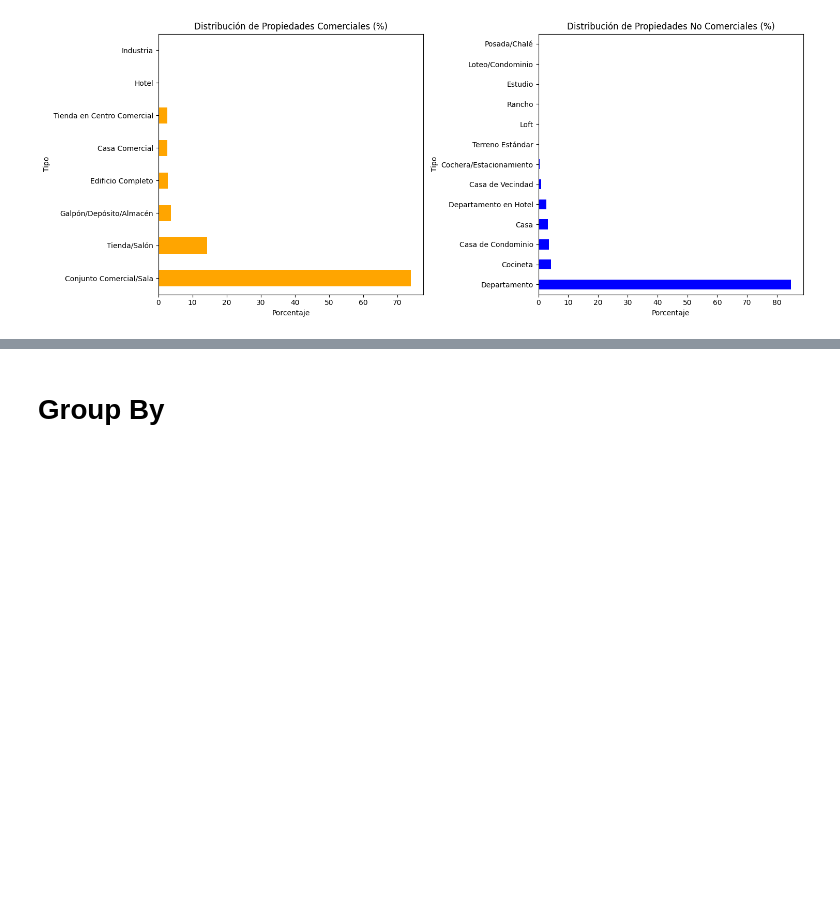
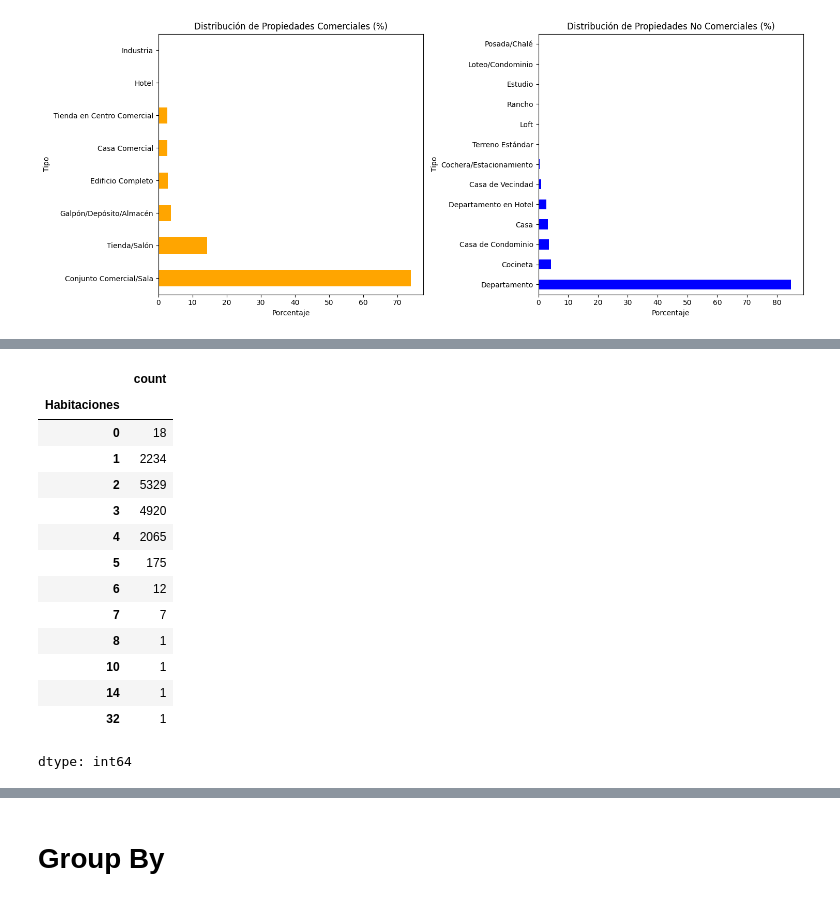
Before and after one commit to mauloredo/Conociendo-PANDAS, a Jupyter notebook: inmuebles_cdmx.ipynb, the cells around one changed output, grey strips where cells are left out. Drawn from its saved outputs; the diff is of its cells as text; code cells hidden in the pictures; blank space fills up the shorter version.

```diff
--- a/inmuebles_cdmx.ipynb
+++ b/inmuebles_cdmx.ipynb
@@ -365,0 +404,18 @@ plt.show()
+# %%
+departamentos["Habitaciones"].value_counts().sort_index()
+# %% [output]
+|  | count |
+| Habitaciones |  |
+| 0 | 18 |
+| 1 | 2234 |
+| 2 | 5329 |
+| 3 | 4920 |
+| 4 | 2065 |
+| 5 | 175 |
+| 6 | 12 |
+| 7 | 7 |
+| 8 | 1 |
+| 10 | 1 |
+| 14 | 1 |
+| 32 | 1 |
+dtype: int64
```
Also changed, not shown: parts of 10 cells of this notebook.
